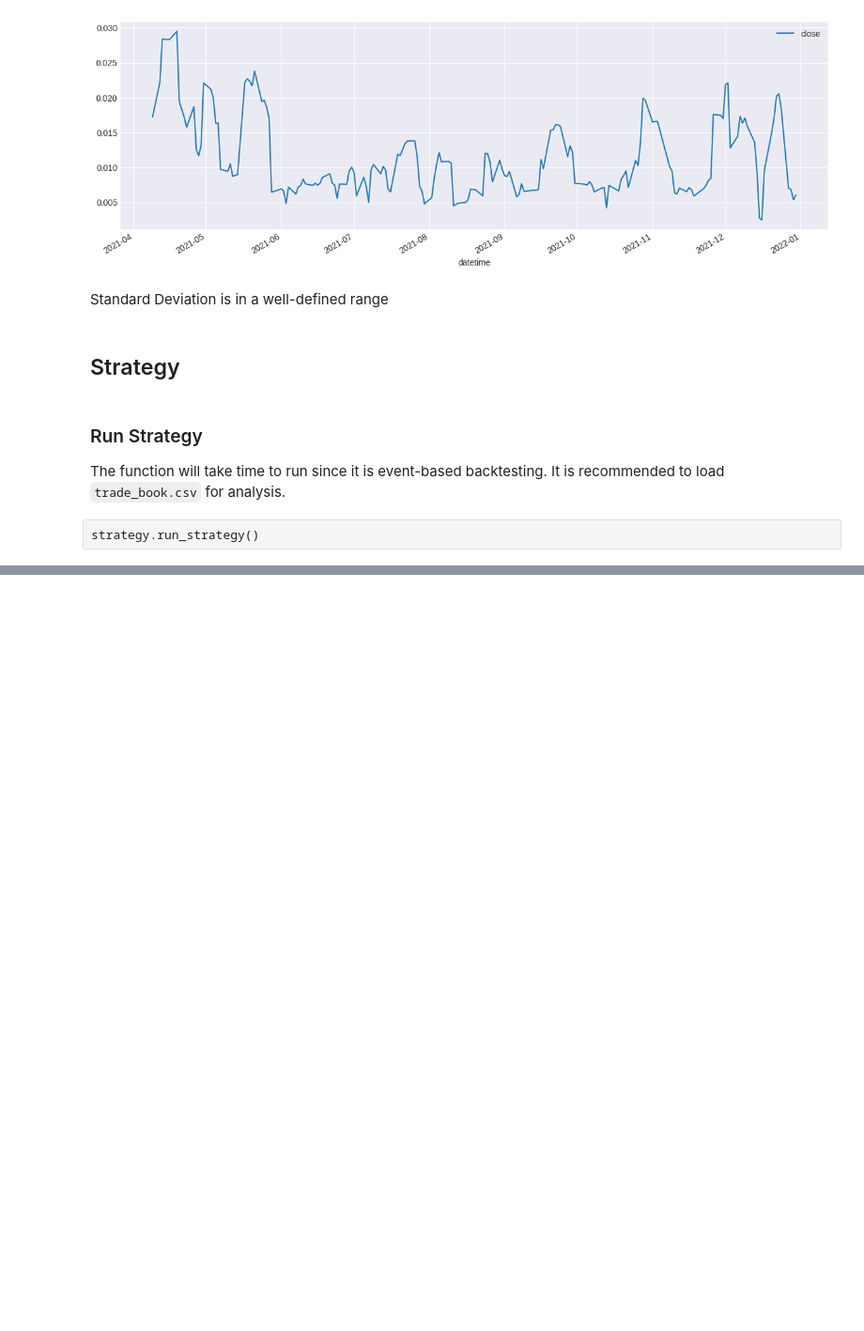
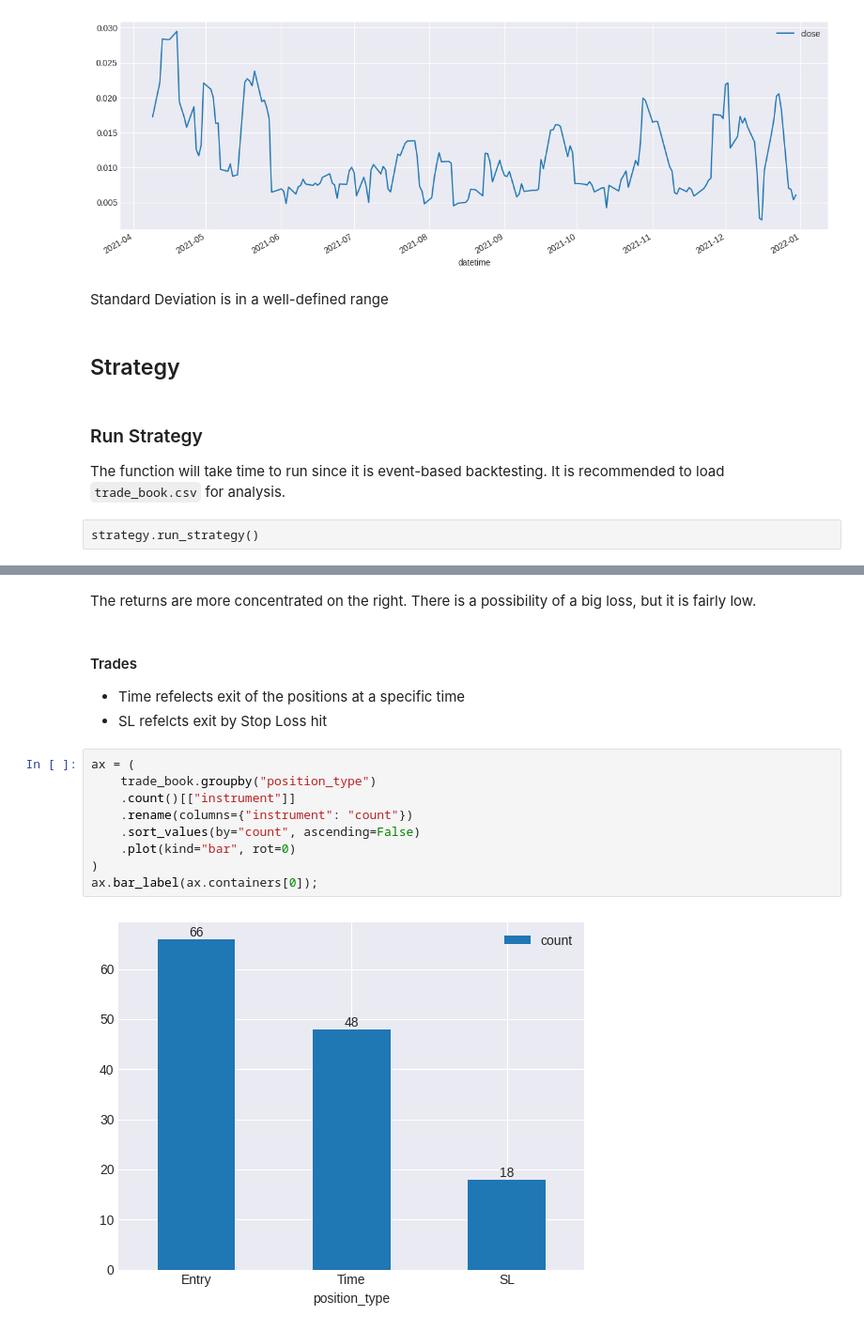
Before and after one commit to rm-21/options_backtest, a Jupyter notebook: options_backtest/backtest.ipynb, the cells around one changed output, grey strips where cells are left out. Shown at 94% size. Cells and saved outputs as stored; diff of their text form; blank space fills up the shorter version.

```diff
--- a/options_backtest/backtest.ipynb
+++ b/options_backtest/backtest.ipynb
@@ -120,0 +173,17 @@ trade_book
+# %% [markdown]
+The returns are more concentrated on the right. There is a possibility of a big loss, but it is fairly low.
+# %% [markdown]
+#### Trades
+- Time refelects exit of the positions at a specific time
+- SL refelcts exit by Stop Loss hit
+# %%
+ax = (
+    trade_book.groupby("position_type")
+    .count()[["instrument"]]
+    .rename(columns={"instrument": "count"})
+    .sort_values(by="count", ascending=False)
+    .plot(kind="bar", rot=0)
+)
+ax.bar_label(ax.containers[0]);
+# %% [output]
+[figure, added]
```
Also changed, not shown: parts of 12 cells of this notebook, 8 other files.
